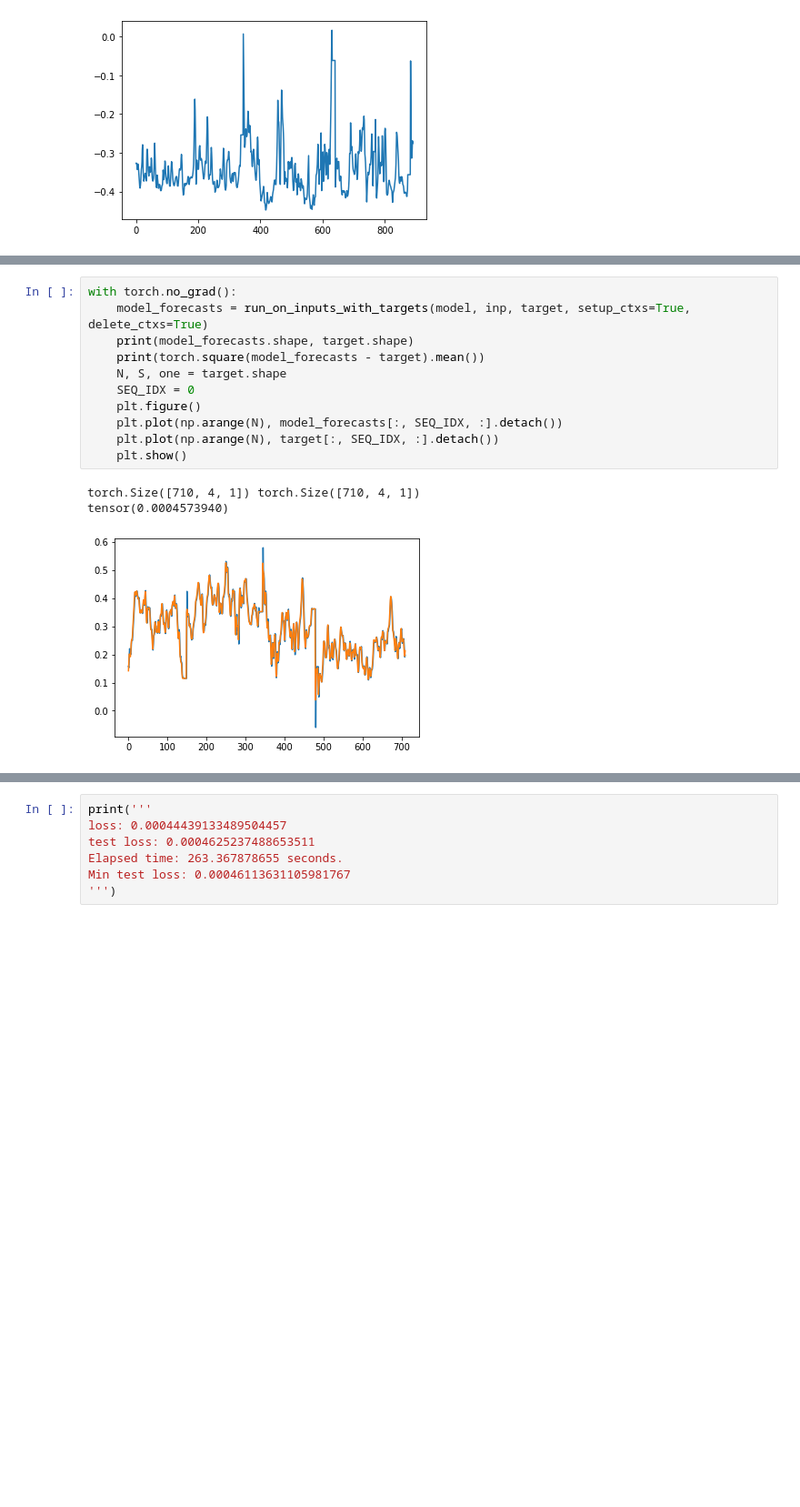
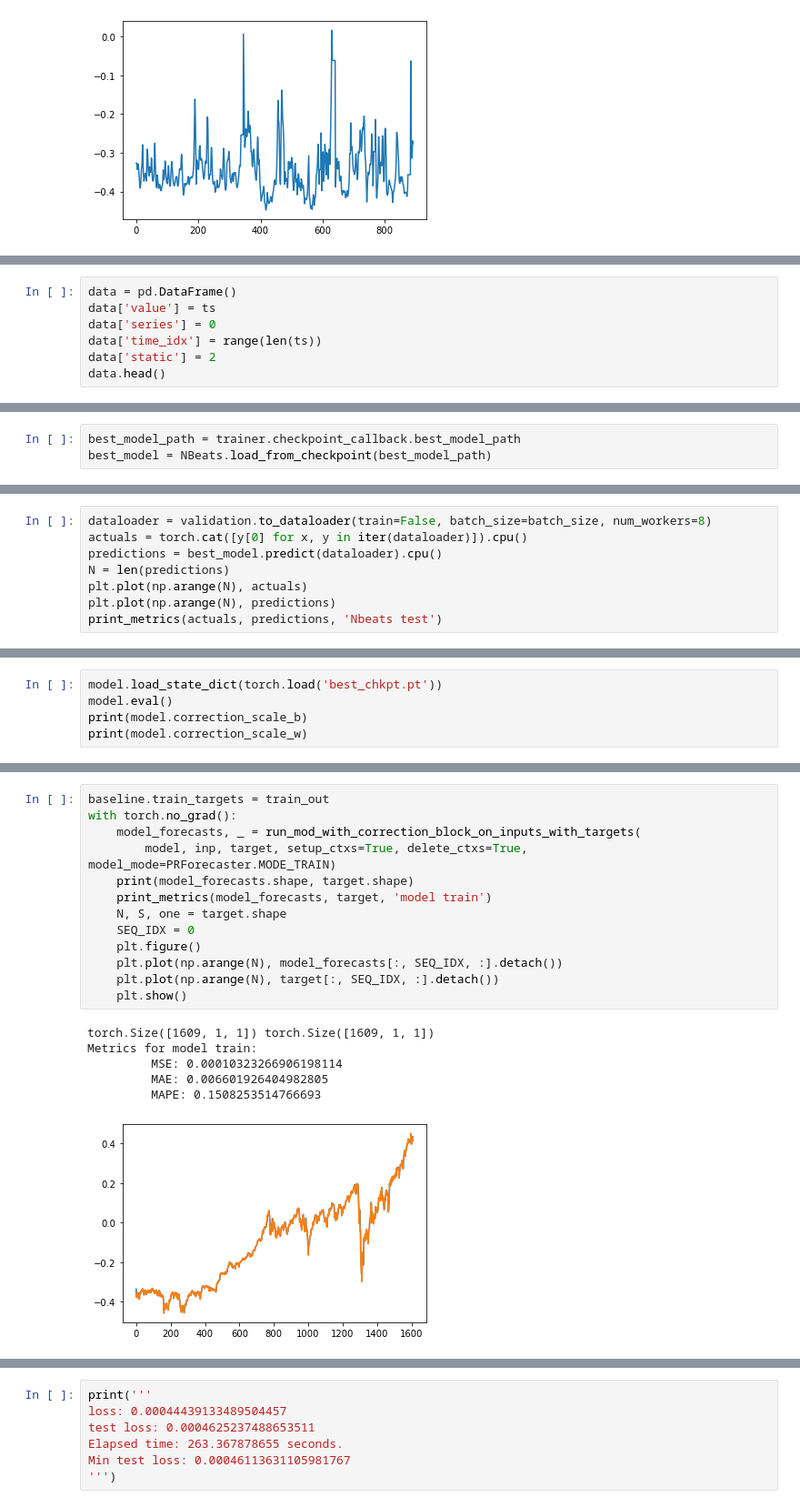
Before and after one commit to vladislav-horbatiuk/rspl_neuron_experiments, a Jupyter notebook: test_recurr_sigmoid_piecewise_neuron_forecasting.ipynb, the cells around one changed output, grey strips where cells are left out. Shown: that part at 91% size. Cells and saved outputs as stored; diff of their text form; blank space fills up the shorter version.

Commit message:
update - correction scaling based on bsline err; paper update

```diff
--- a/test_recurr_sigmoid_piecewise_neuron_forecasting.ipynb
+++ b/test_recurr_sigmoid_piecewise_neuron_forecasting.ipynb
@@ -172,0 +252,7 @@ tensor(0.0004800508, grad_fn=<MeanBackward0>)
+# %%
+data = pd.DataFrame()
+data['value'] = ts
+data['series'] = 0
+data['time_idx'] = range(len(ts))
+data['static'] = 2
+data.head()
@@ -172,0 +374,3 @@ tensor(0.0004800508, grad_fn=<MeanBackward0>)
+# %%
+best_model_path = trainer.checkpoint_callback.best_model_path
+best_model = NBeats.load_from_checkpoint(best_model_path)
@@ -172,0 +399,8 @@ tensor(0.0004800508, grad_fn=<MeanBackward0>)
+# %%
+dataloader = validation.to_dataloader(train=False, batch_size=batch_size, num_workers=8)
+actuals = torch.cat([y[0] for x, y in iter(dataloader)]).cpu()
+predictions = best_model.predict(dataloader).cpu()
+N = len(predictions)
+plt.plot(np.arange(N), actuals)
+plt.plot(np.arange(N), predictions)
+print_metrics(actuals, predictions, 'Nbeats test')
@@ -246,0 +511,5 @@ tensor([0.0555527806])
+# %%
+model.load_state_dict(torch.load('best_chkpt.pt'))
+model.eval()
+print(model.correction_scale_b)
+print(model.correction_scale_w)
@@ -247,16 +521,21 @@ tensor([0.0555527806])
 # %%
+baseline.train_targets = train_out
 with torch.no_grad():
-    model_forecasts = run_on_inputs_with_targets(model, inp, target, setup_ctxs=True, delete_ctxs=True)
+    model_forecasts, _ = run_mod_with_correction_block_on_inputs_with_targets(
+        model, inp, target, setup_ctxs=True, delete_ctxs=True, model_mode=PRForecaster.MODE_TRAIN)
     print(model_forecasts.shape, target.shape)
-    print(torch.square(model_forecasts - target).mean())
+    print_metrics(model_forecasts, target, 'model train')
     N, S, one = target.shape
     SEQ_IDX = 0
     plt.figure()
     plt.plot(np.arange(N), model_forecasts[:, SEQ_IDX, :].detach())
     plt.plot(np.arange(N), target[:, SEQ_IDX, :].detach())
     plt.show()
 # %% [output]
-torch.Size([710, 4, 1]) torch.Size([710, 4, 1])
-tensor(0.0004573940)
+torch.Size([1609, 1, 1]) torch.Size([1609, 1, 1])
+Metrics for model train:
+         MSE: 0.00010323266906198114
+         MAE: 0.006601926404982805
+         MAPE: 0.1508253514766693
-[figure, old version]
+[figure, new version]
 # %%
```
Also changed, not shown: parts of 27 cells of this notebook, 17 other files.
